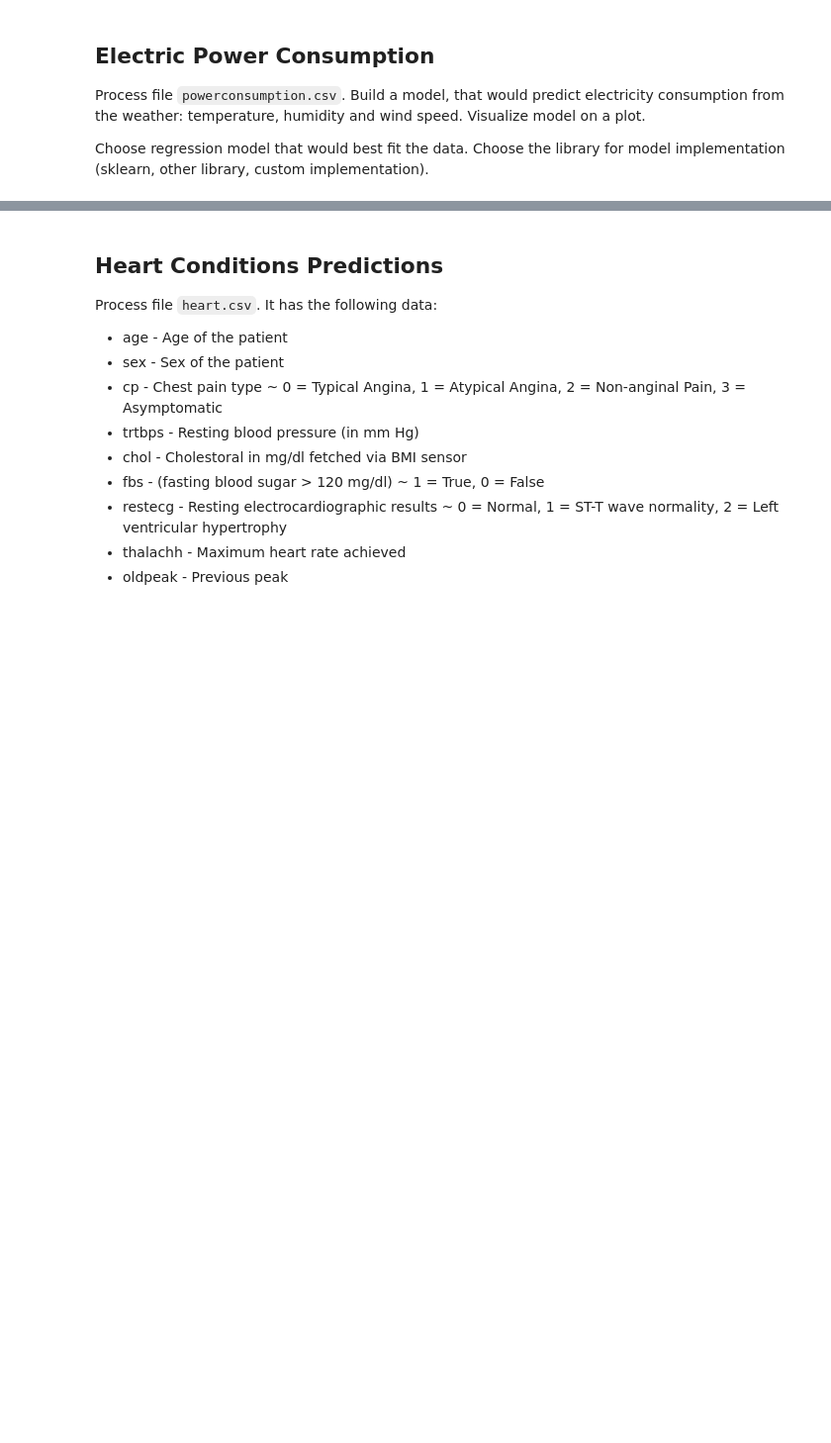
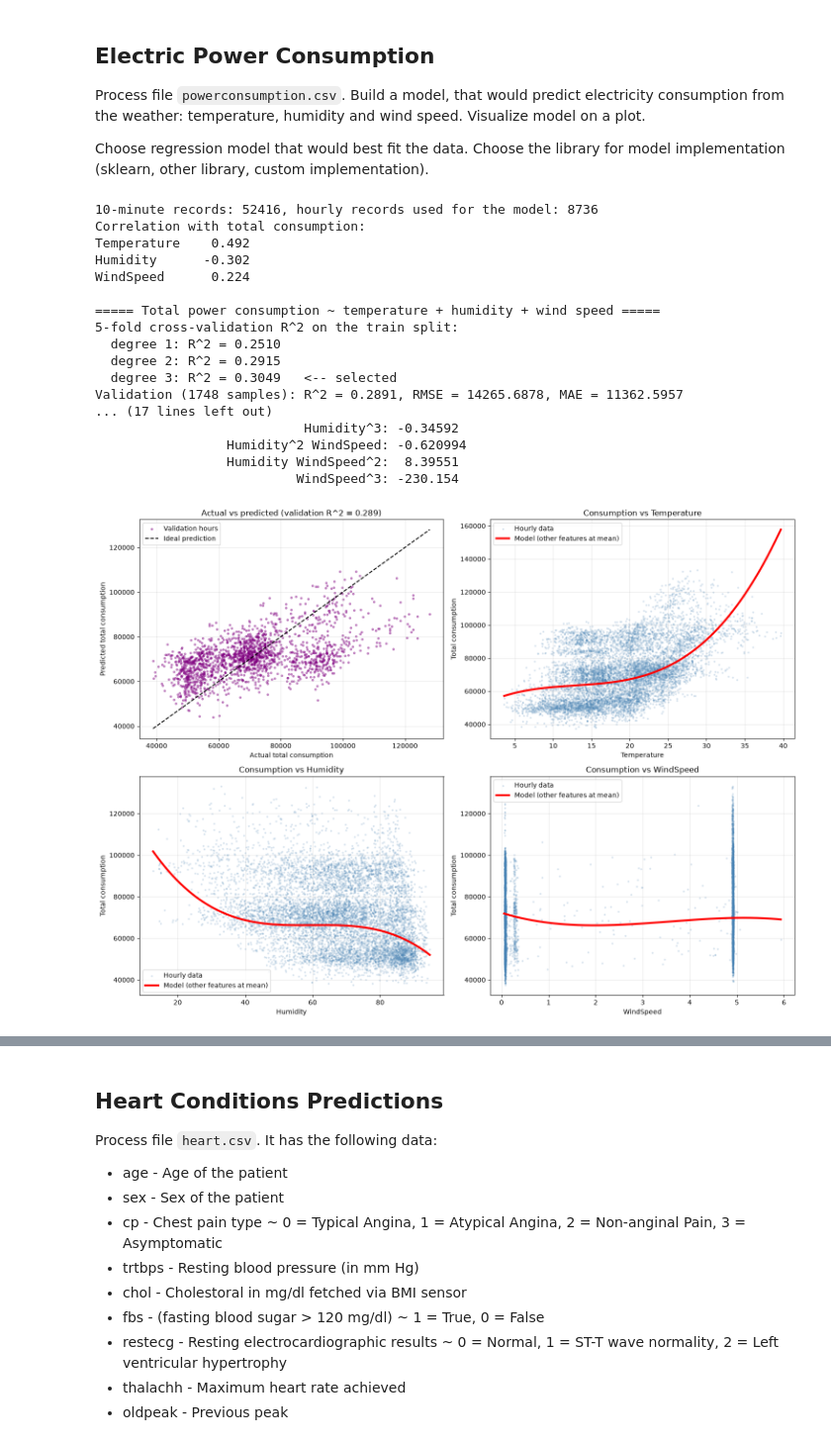
Before and after one commit to maxvonlancaster/ida-labs, a Jupyter notebook: assignement-3.ipynb, the cells around one changed output, grey strips where cells are left out. Shown at 99% size. Drawn from its saved outputs; the diff is of its cells as text; code cells hidden in the pictures; blank space fills up the shorter version.

```diff
--- a/assignement-3.ipynb
+++ b/assignement-3.ipynb
@@ -84,16 +236,94 @@ Choose regression model that would best fit the data. Choose the library for mod
 # %%
 def power_consumption(data):
     """
     Build a model, that would predict electricity consumption from the weather: temperature, humidity and wind speed.
     Visualize model on a plot.
 
     Args:
         data: power consumption data.
 
     Returns:
         list: The list of model theta parameters.
     """
-    return None
+    features = ['Temperature', 'Humidity', 'WindSpeed']
+    df = data.copy()
+    zone_columns = [c for c in df.columns if c.startswith('PowerConsumption')]
+    df['TotalConsumption'] = df[zone_columns].sum(axis=1)
+    df['Datetime'] = pd.to_datetime(df['Datetime'], format='%m/%d/%Y %H:%M', errors='coerce')
+
+    # hourly averages remove 10-minute noise and keep the weather -> consumption relation
+    hourly = (df.dropna(subset=['Datetime']).set_index('Datetime')[features + ['TotalConsumption']]
+              .resample('h').mean().dropna())
+    print(f'10-minute records: {len(df)}, hourly records used for the model: {len(hourly)}')
+    print('Correlation with total consumption:')
+    print(hourly.corr()['TotalConsumption'].drop('TotalConsumption').round(3).to_string())
+    print()
+
+    result = fit_best_polynomial(hourly[features], hourly['TotalConsumption'], features,
+                                 title='Total power consumption ~ temperature + humidity + wind speed',
+                                 max_degree=3)
+    model = result['model']
+    y_val = result['y_val']
+    y_val_pred = model.predict(result['X_val'])
+
+    fig, axes = plt.subplots(2, 2, figsize=(15, 11))
+    ax = axes[0, 0]
+    ax.scatter(y_val, y_val_pred, s=8, alpha=0.4, c='purple', label='Validation hours')
+    limits = [min(y_val.min(), y_val_pred.min()), max(y_val.max(), y_val_pred.max())]
+    ax.plot(limits, limits, 'k--', lw=1.5, label='Ideal prediction')
+    ax.set_xlabel('Actual total consumption')
+    ax.set_ylabel('Predicted total consumption')
+    ax.set_title(f'Actual vs predicted (validation R^2 = {r2_score(y_val, y_val_pred):.3f})')
+    ax.legend()
+    ax.grid(alpha=0.3)
+
+    # effect of each weather feature while the other two are fixed at their mean values
+    means = hourly[features].mean().values
+    for ax, (i, feature) in zip([axes[0, 1], axes[1, 0], axes[1, 1]], enumerate(features)):
+        grid = np.tile(means, (200, 1))
+        grid[:, i] = np.linspace(hourly[feature].min(), hourly[feature].max(), 200)
+        ax.scatter(hourly[feature], hourly['TotalConsumption'], s=4, alpha=0.15, c='steelblue', label='Hourly data')
+        ax.plot(grid[:, i], model.predict(grid), 'r-', lw=3, label='Model (other features at mean)')
+        ax.set_xlabel(feature)
+        ax.set_ylabel('Total consumption')
+        ax.set_title(f'Consumption vs {feature}')
+        ax.legend()
+        ax.grid(alpha=0.3)
+    plt.tight_layout()
+    plt.show()
+
+    week = hourly.loc['2017-07-01':'2017-07-07']
+    if not week.empty:
+        plt.figure(figsize=(15, 5))
+        plt.plot(week.index, week['TotalConsumption'], label='Actual consumption')
+        plt.plot(week.index, model.predict(week[features].values), label='Predicted from weather')
+        plt.xlabel('Date')
+        plt.ylabel('Total consumption')
+        plt.title('One week (July 2017): actual vs predicted hourly consumption')
+        plt.legend()
+        plt.grid(alpha=0.3)
+        plt.show()
+
+    return result['theta']
 
 data = extract_texts_from_file('resources/powerconsumption.csv')
 power_consumption(data)
+# %% [output]
+10-minute records: 52416, hourly records used for the model: 8736
+Correlation with total consumption:
+Temperature    0.492
+Humidity      -0.302
+WindSpeed      0.224
+
+===== Total power consumption ~ temperature + humidity + wind speed =====
+5-fold cross-validation R^2 on the train split:
+  degree 1: R^2 = 0.2510
+  degree 2: R^2 = 0.2915
+  degree 3: R^2 = 0.3049   <-- selected
+Validation (1748 samples): R^2 = 0.2891, RMSE = 14265.6878, MAE = 11362.5957
+... (17 lines left out)
+                           Humidity^3: -0.34592
+                 Humidity^2 WindSpeed: -0.620994
+                 Humidity WindSpeed^2:  8.39551
+                          WindSpeed^3: -230.154
+[figure, added]
```
Also changed, not shown: parts of 10 cells of this notebook.
